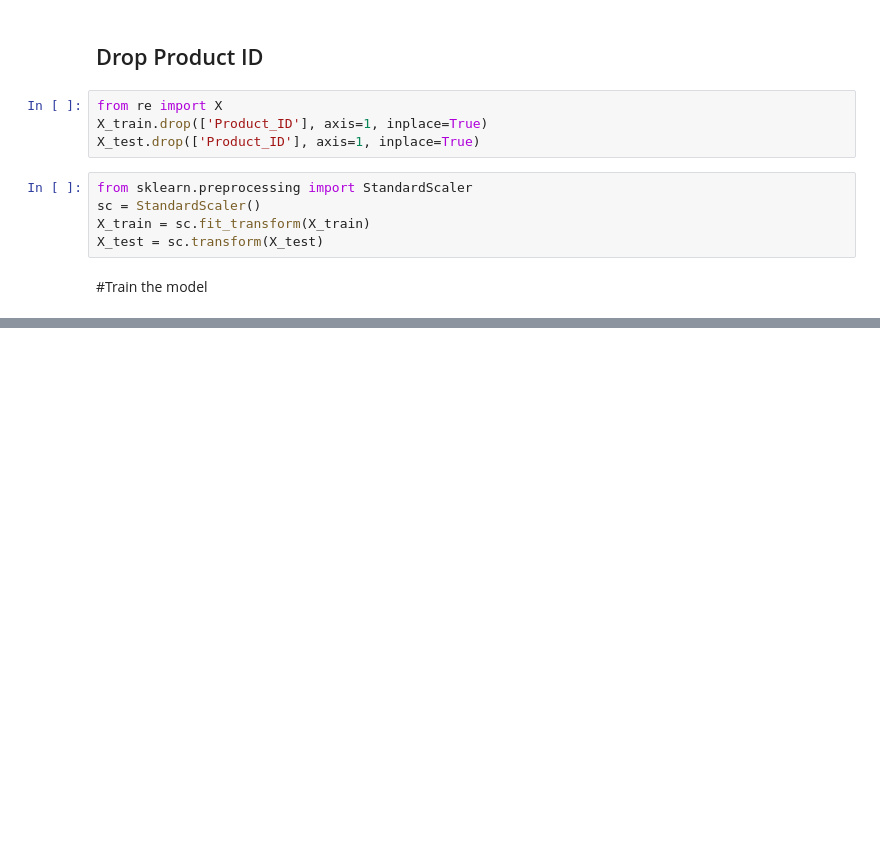
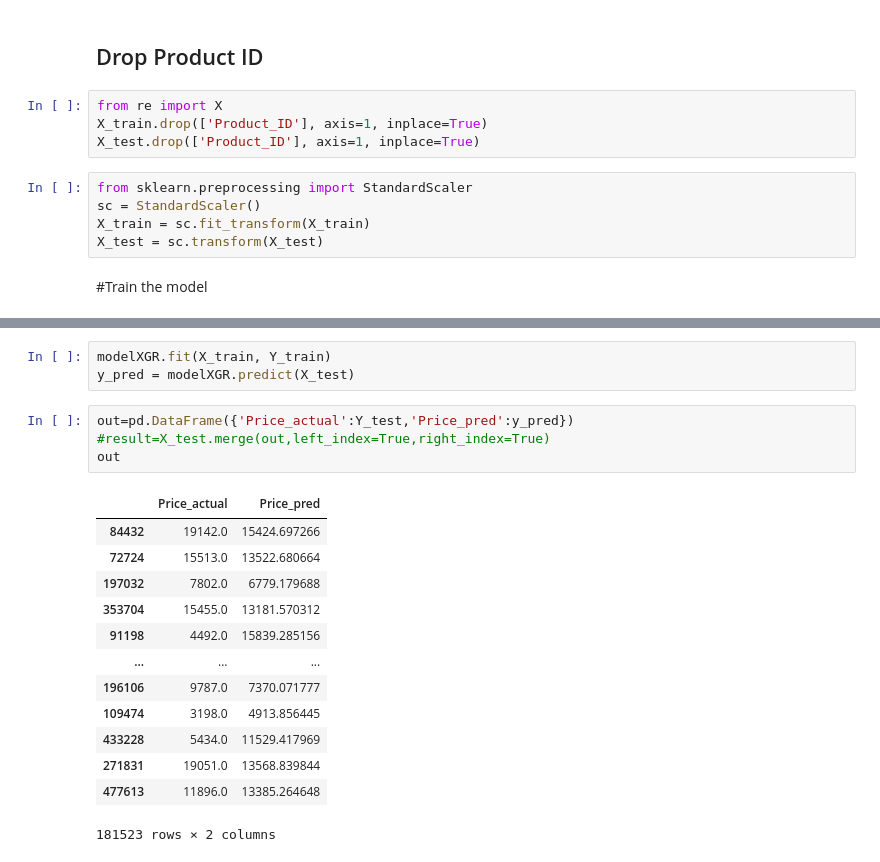
Before and after one commit to Nitin286roxs/EDA---Feature-Engineering, a Jupyter notebook: Black_friday_dataset_feature_engineering/Black_friday_dataset_feature_engineering.ipynb, the cells around one changed output, grey strips where cells are left out. Cells and saved outputs as stored; diff of their text form; blank space fills up the shorter version.

```diff
--- a/Black_friday_dataset_feature_engineering/Black_friday_dataset_feature_engineering.ipynb
+++ b/Black_friday_dataset_feature_engineering/Black_friday_dataset_feature_engineering.ipynb
@@ -254,0 +337,21 @@ X_test = sc.transform(X_test)
+# %%
+modelXGR.fit(X_train, Y_train)
+y_pred = modelXGR.predict(X_test)
+# %%
+out=pd.DataFrame({'Price_actual':Y_test,'Price_pred':y_pred})
+#result=X_test.merge(out,left_index=True,right_index=True)
+out
+# %% [output]
+|  | Price_actual | Price_pred |
+| 84432 | 19142.0 | 15424.697266 |
+| 72724 | 15513.0 | 13522.680664 |
+| 197032 | 7802.0 | 6779.179688 |
+| 353704 | 15455.0 | 13181.570312 |
+| 91198 | 4492.0 | 15839.285156 |
+| ... | ... | ... |
+| 196106 | 9787.0 | 7370.071777 |
+| 109474 | 3198.0 | 4913.856445 |
+| 433228 | 5434.0 | 11529.417969 |
+| 271831 | 19051.0 | 13568.839844 |
+| 477613 | 11896.0 | 13385.264648 |
+181523 rows × 2 columns
```
Also changed, not shown: parts of 4 cells of this notebook.
